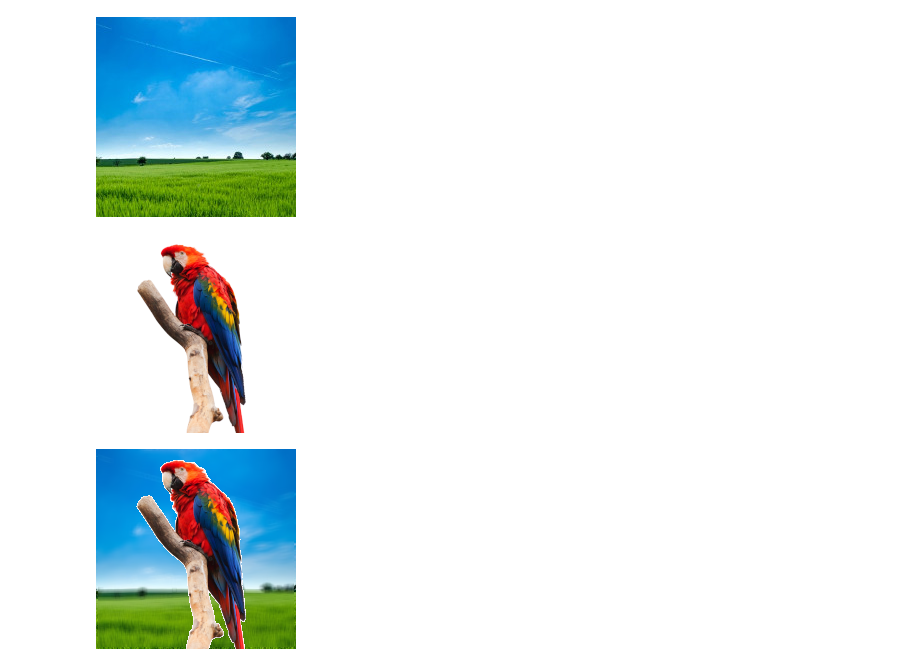
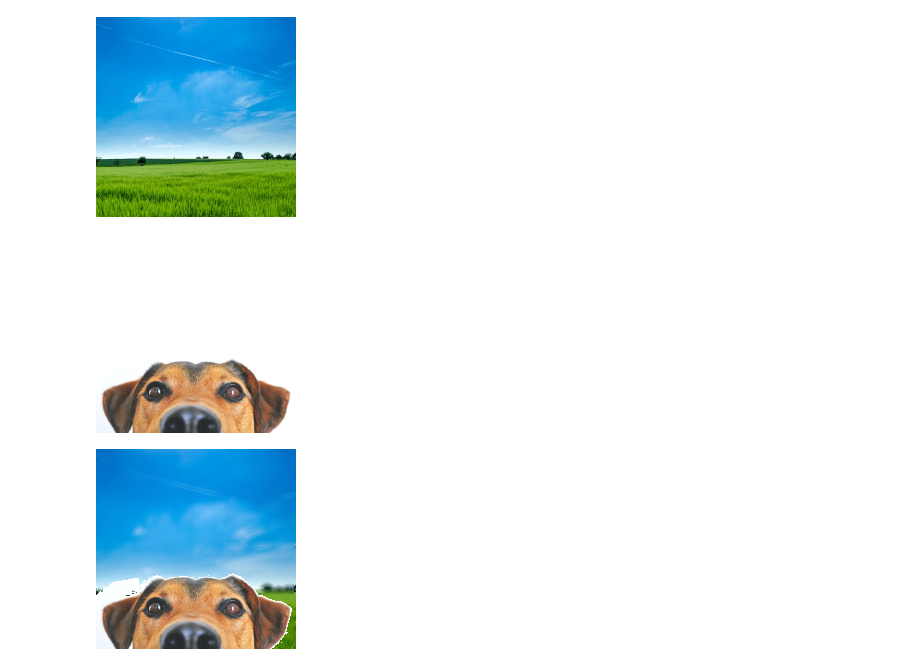
Before and after one commit to fair-workflows/fairworkflows, a Jupyter notebook: examples/test_image_processing_wf_tobias.ipynb, the cells around one changed output. Saved outputs shown, nothing was run; the diff lists cells and outputs as text; code cells hidden in the pictures.

Commit message:
Add image

```diff
--- a/examples/test_image_processing_wf_tobias.ipynb
+++ b/examples/test_image_processing_wf_tobias.ipynb
@@ -50,13 +49,13 @@ input1
 # %% [output]
 [figure]
 # %%
-input2 = Image.open("img/parrot.png")
+input2 = Image.open("img/dog.png")
 input2
 # %% [output]
-[figure, old version]
+[figure, new version]
 # %%
 fw = FairWorkflow.from_function(my_workflow)
 result, prov = fw.execute(input1, input2)
 result
 # %% [output]
-[figure, old version]
+[figure, new version]
```
Also changed, not shown: parts of 2 cells of this notebook, 1 other file.
